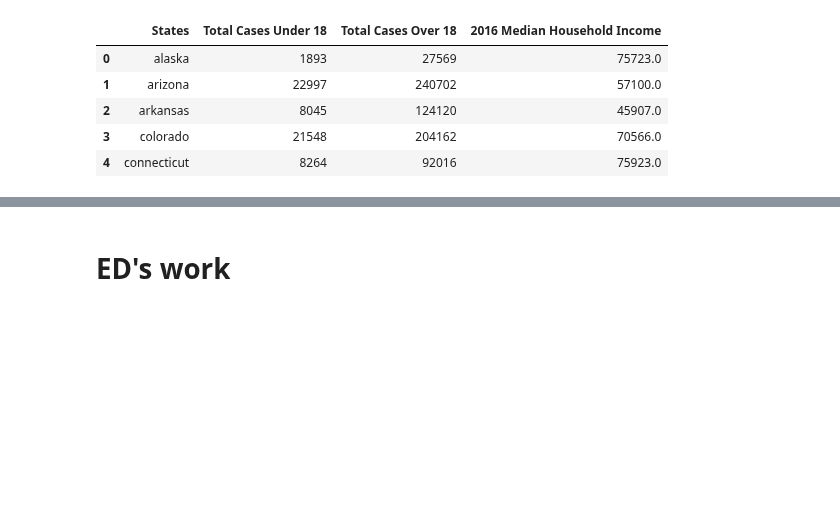
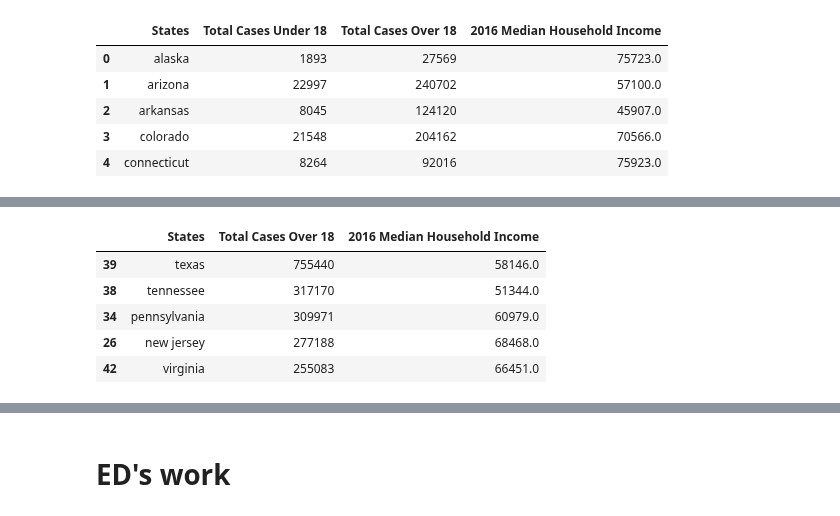
Before and after one commit to sjuarez382/UCI-Group_Project_1-Team9, a Jupyter notebook: State_Crime_Updated.ipynb, the cells around one changed output, grey strips where cells are left out. Saved outputs shown, nothing was run; the diff lists cells and outputs as text; code cells hidden in the pictures; blank space fills up the shorter version.

```diff
--- a/State_Crime_Updated.ipynb
+++ b/State_Crime_Updated.ipynb
@@ -475,0 +465,11 @@ age_under_over18.head()
+# %%
+# DF with = OVER 18 and INCOME - Ascending
+age_over18_df = age_under_over18.loc[:, ["States", "Total Cases Over 18", "2016 Median Household Income"]]
+age_over18_df.sort_values(by='Total Cases Over 18', ascending=False).head()
+# %% [output]
+|  | States | Total Cases Over 18 | 2016 Median Household Income |
+| 39 | texas | 755440 | 58146.0 |
+| 38 | tennessee | 317170 | 51344.0 |
+| 34 | pennsylvania | 309971 | 60979.0 |
+| 26 | new jersey | 277188 | 68468.0 |
+| 42 | virginia | 255083 | 66451.0 |
```
Also changed, not shown: parts of 10 cells of this notebook.
